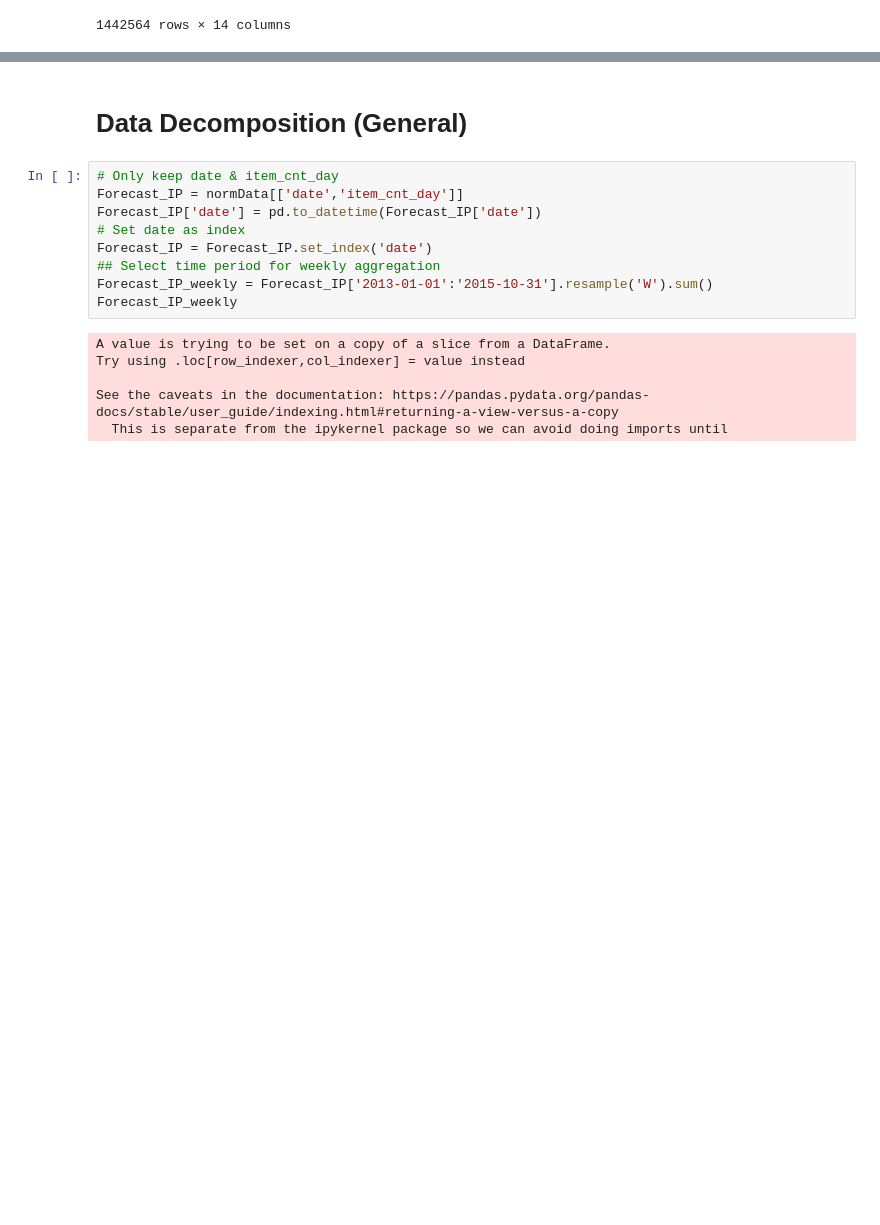
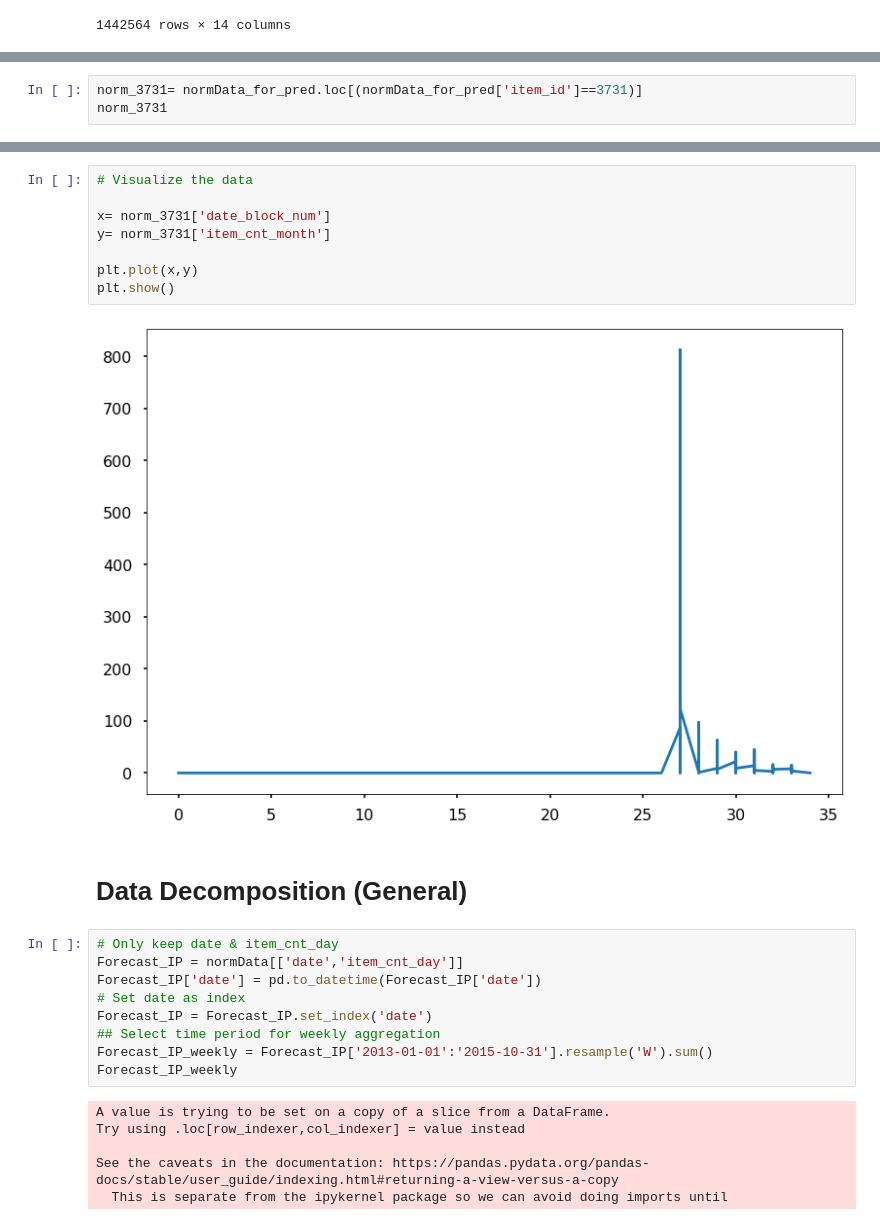
Before and after one commit to mingxiang1006/Predict_Futre_Sale, a Jupyter notebook: src/Forecast_Modelling_Clean_Test.ipynb, the cells around one changed output, grey strips where cells are left out. Saved outputs shown, nothing was run; the diff lists cells and outputs as text; blank space fills up the shorter version.

```diff
--- a/src/Forecast_Modelling_Clean_Test.ipynb
+++ b/src/Forecast_Modelling_Clean_Test.ipynb
@@ -108,0 +212,3 @@ plt.show()
+# %%
+norm_3731= normData_for_pred.loc[(normData_for_pred['item_id']==3731)]
+norm_3731
@@ -109,3 +255,13 @@ plt.show()
+# %%
+# Visualize the data
+
+x= norm_3731['date_block_num']
+y= norm_3731['item_cnt_month']
+
+plt.plot(x,y)
+plt.show()
+# %% [output]
+[figure, added]
 # %% [markdown]
 # Data Decomposition (General)
 # %%
```
Also changed, not shown: parts of 123 cells of this notebook.
